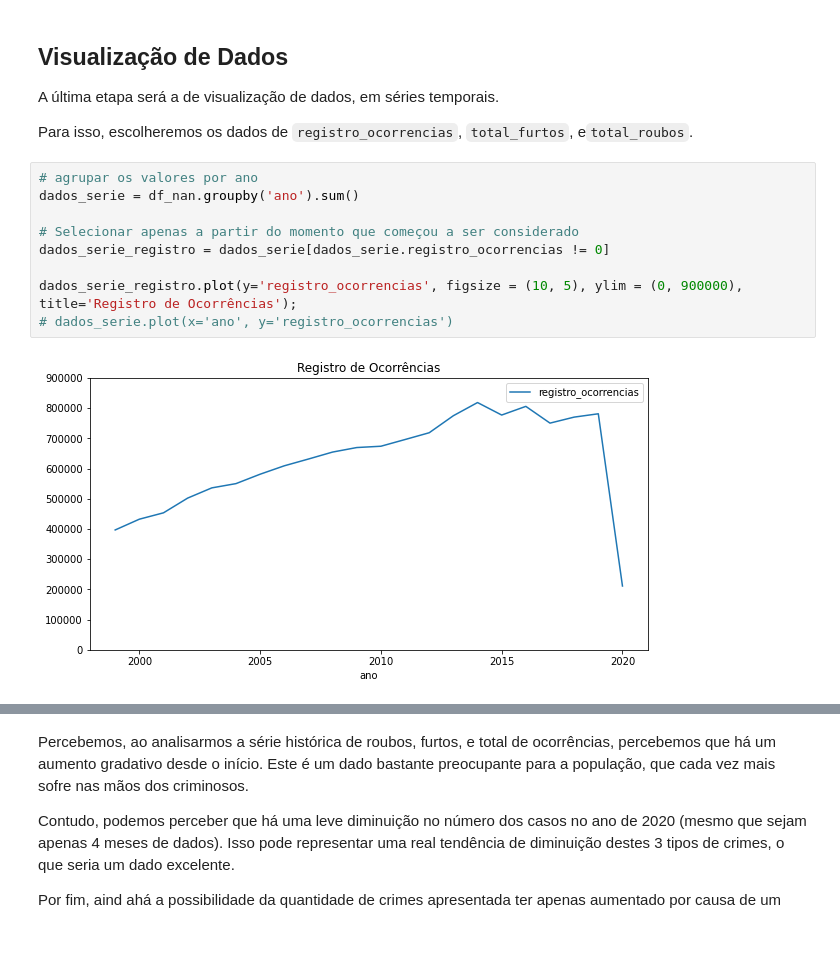
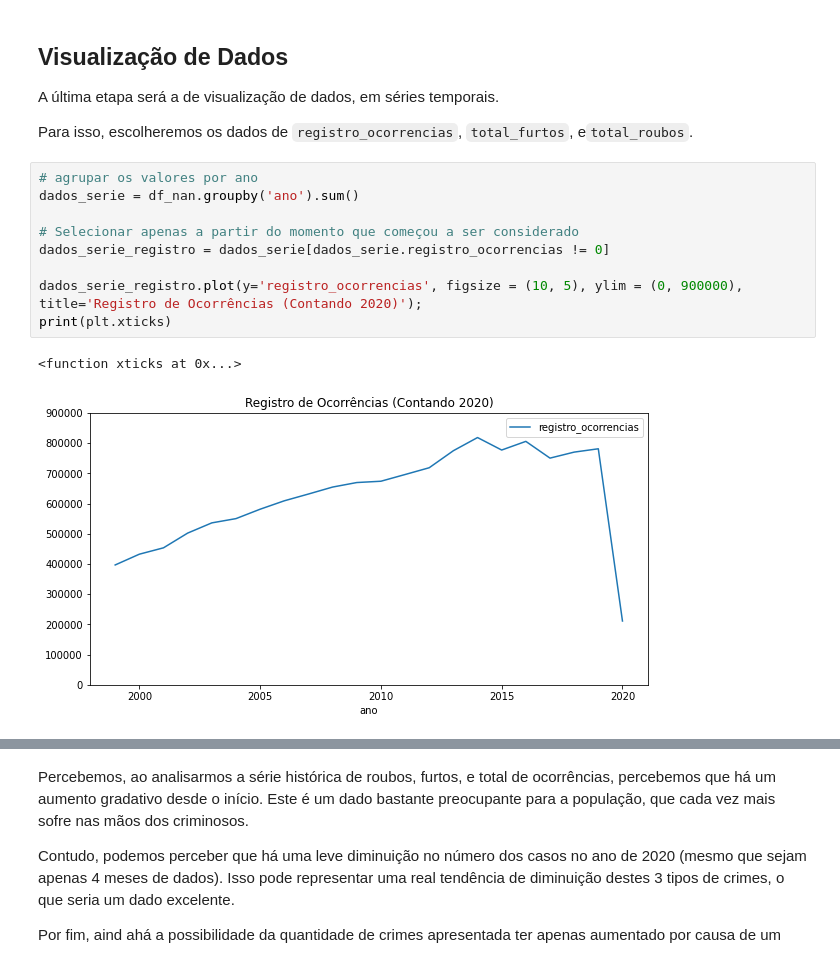
Before and after one commit to VGuerrero07/Data_Science, a Jupyter notebook: Análise_de_Dados_de_Violência_do_RJ.ipynb, the cells around one changed output, grey strips where cells are left out. Saved outputs shown, nothing was run; the diff lists cells and outputs as text.

```diff
--- a/Análise_de_Dados_de_Violência_do_RJ.ipynb
+++ b/Análise_de_Dados_de_Violência_do_RJ.ipynb
@@ -321,11 +345,12 @@ Para isso, escolheremos os dados de `registro_ocorrencias`, `total_furtos`, e`to
 # %%
 # agrupar os valores por ano
 dados_serie = df_nan.groupby('ano').sum()
 
 # Selecionar apenas a partir do momento que começou a ser considerado
 dados_serie_registro = dados_serie[dados_serie.registro_ocorrencias != 0]
 
-dados_serie_registro.plot(y='registro_ocorrencias', figsize = (10, 5), ylim = (0, 900000), title='Registro de Ocorrências');
-# dados_serie.plot(x='ano', y='registro_ocorrencias')
+dados_serie_registro.plot(y='registro_ocorrencias', figsize = (10, 5), ylim = (0, 900000), title='Registro de Ocorrências (Contando 2020)');
+print(plt.xticks)
 # %% [output]
+<function xticks at 0x...>
-[figure, old version]
+[figure, new version]
```
Also changed, not shown: parts of 7 cells of this notebook.
